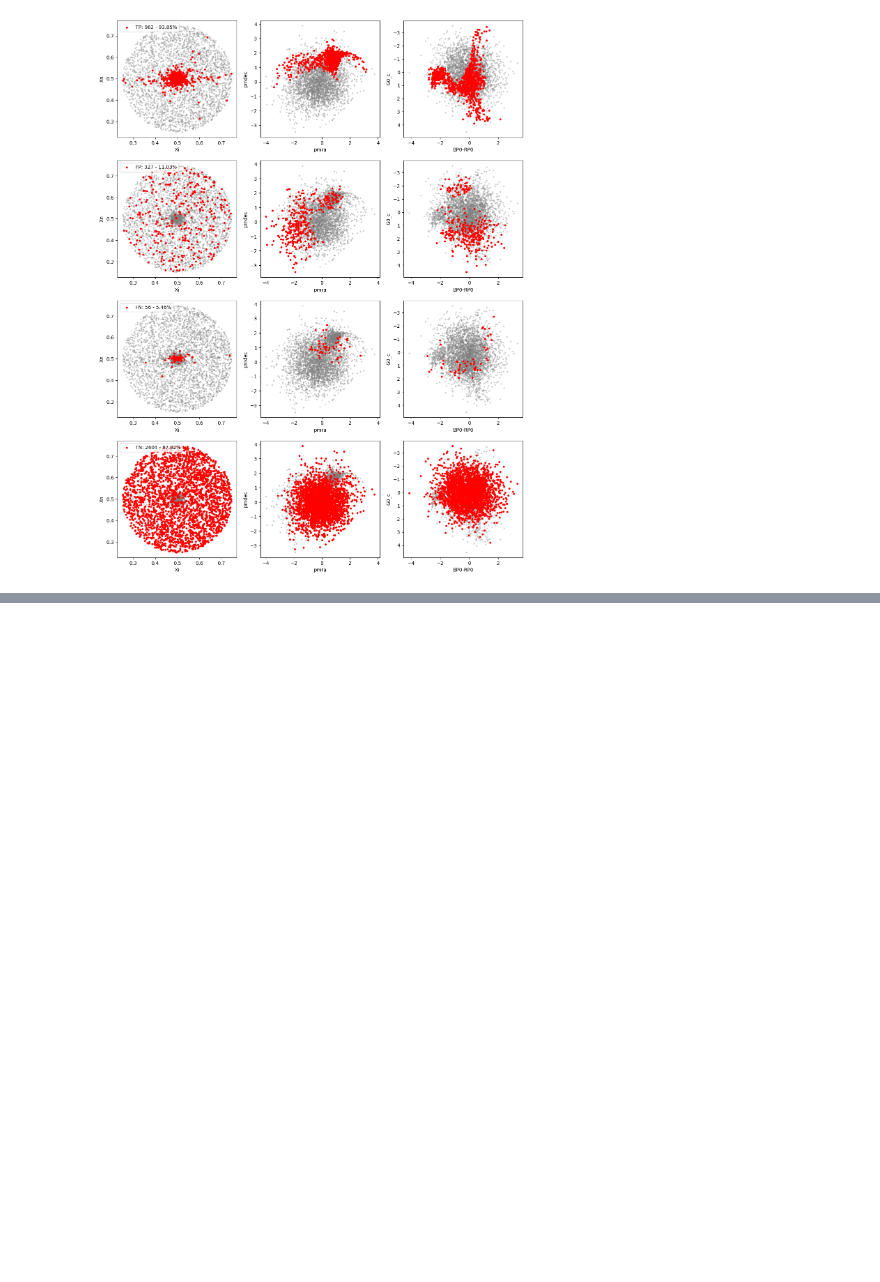
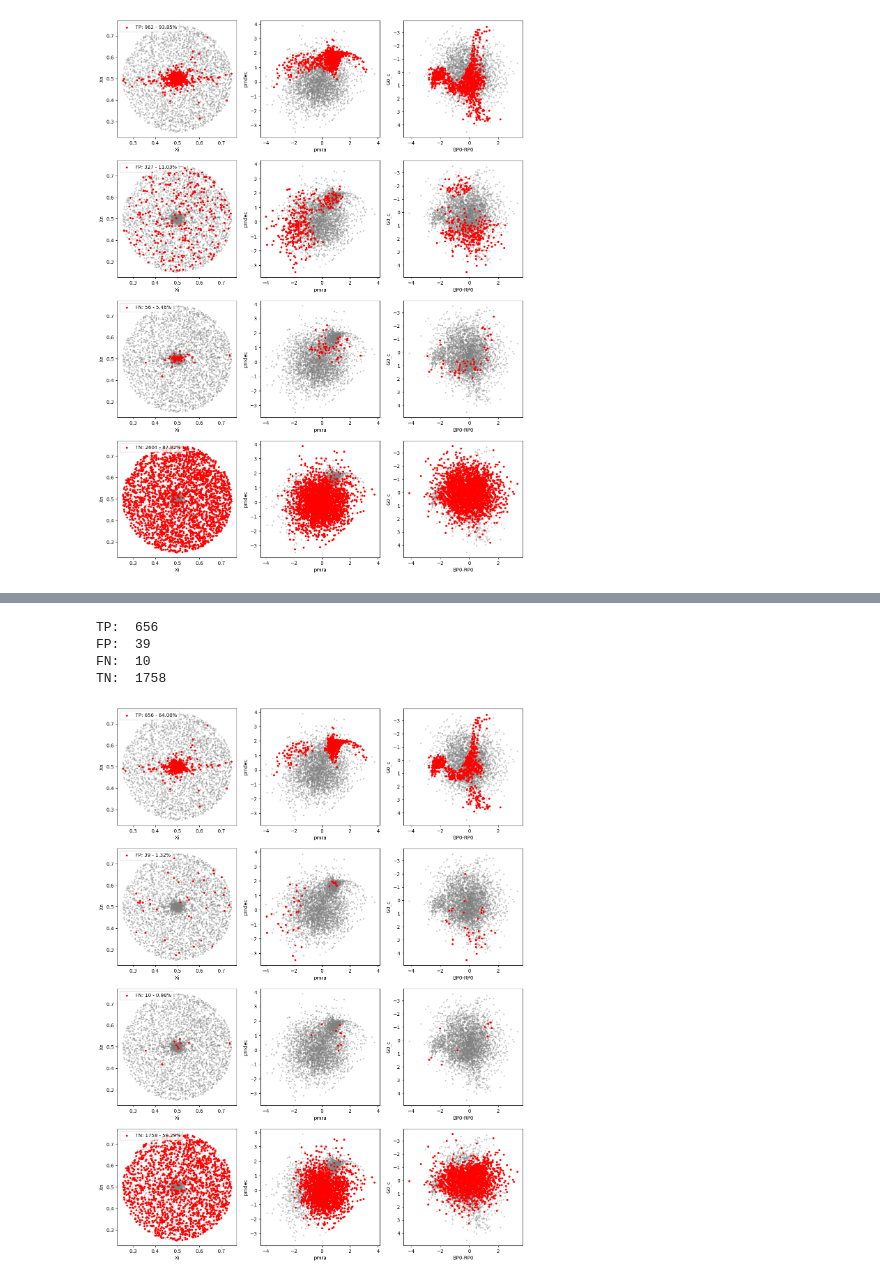
Before and after one commit to marcoboscato/normflow_mac, a Jupyter notebook: NORMFLOW/BimodalGaussian_Figaro4D.ipynb, the cells around one changed output, grey strips where cells are left out. Cells and saved outputs as stored; diff of their text form; code cells hidden in the pictures; blank space fills up the shorter version.

```diff
--- a/NORMFLOW/BimodalGaussian_Figaro4D.ipynb
+++ b/NORMFLOW/BimodalGaussian_Figaro4D.ipynb
@@ -1194,0 +1251,20 @@ TN:  2604
+# %%
+def confusion_matrix(df, members_indices, nonmembers_indices, members_threshold=0.5, nonmembers_threshold=0.5):
+    TP = np.where((df['source_id']==42) & (df['last_memb_posterior_prob'] > members_threshold))[0]
+    TN = np.where((df['source_id']!=42) & (df['last_memb_posterior_prob'] < nonmembers_threshold))[0]
+    FP = np.where((df['source_id']!=42) & (df['last_memb_posterior_prob'] > members_threshold))[0]
+    FN = np.where((df['source_id']==42) & (df['last_memb_posterior_prob'] < nonmembers_threshold))[0]
+
+    return TP, TN, FP, FN
+
+TP, TN, FP, FN = confusion_matrix(z_test_BMG1, members_indices, nonmembers_indices, members_threshold=0.95, nonmembers_threshold=0.02)
+# %%
+fig = confusion_plots_latex(z_test_BMG1, TP, FP, FN, TN, members_indices, nonmembers_indices)
+
+fig.savefig(savepath+catalog_name+'_confusion_last_posterior_prob.png', dpi=300)
+# %% [output]
+TP:  656
+FP:  39
+FN:  10
+TN:  1758
+[figure, added]
```
Also changed, not shown: parts of 7 cells of this notebook, 3 other files.
